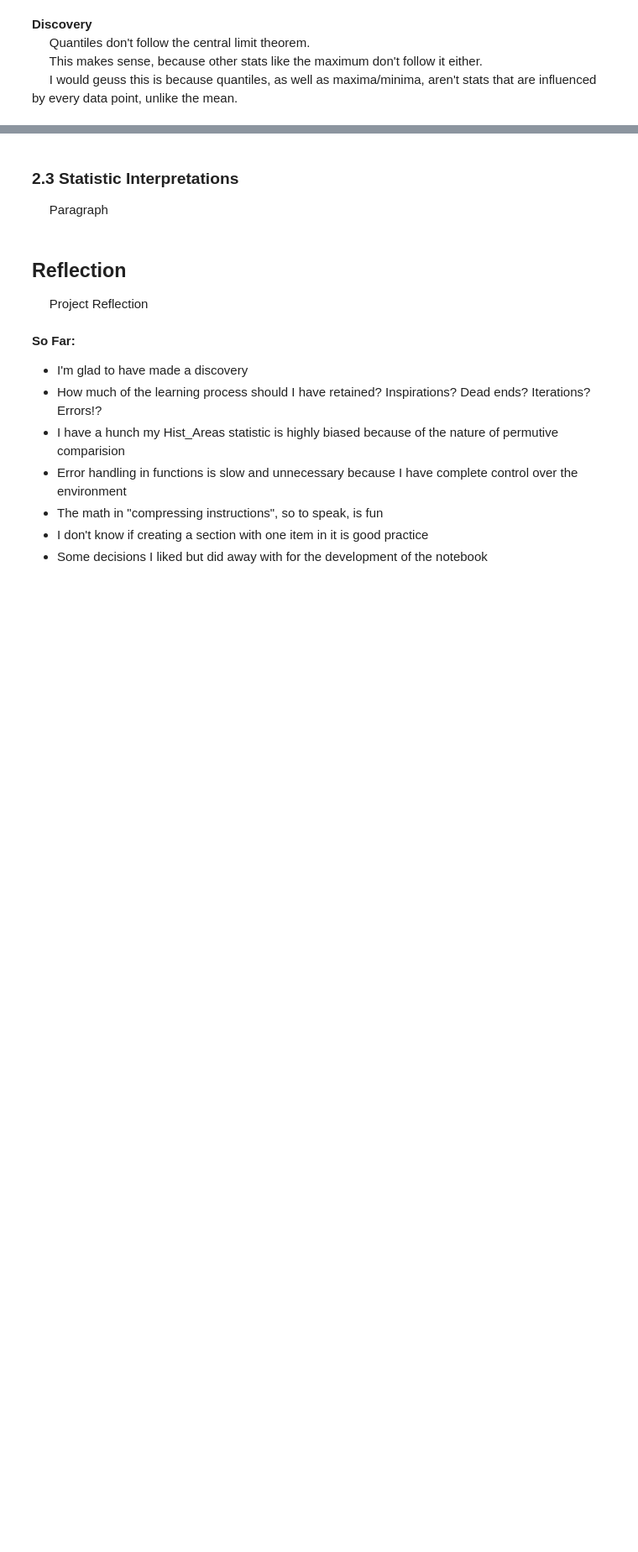
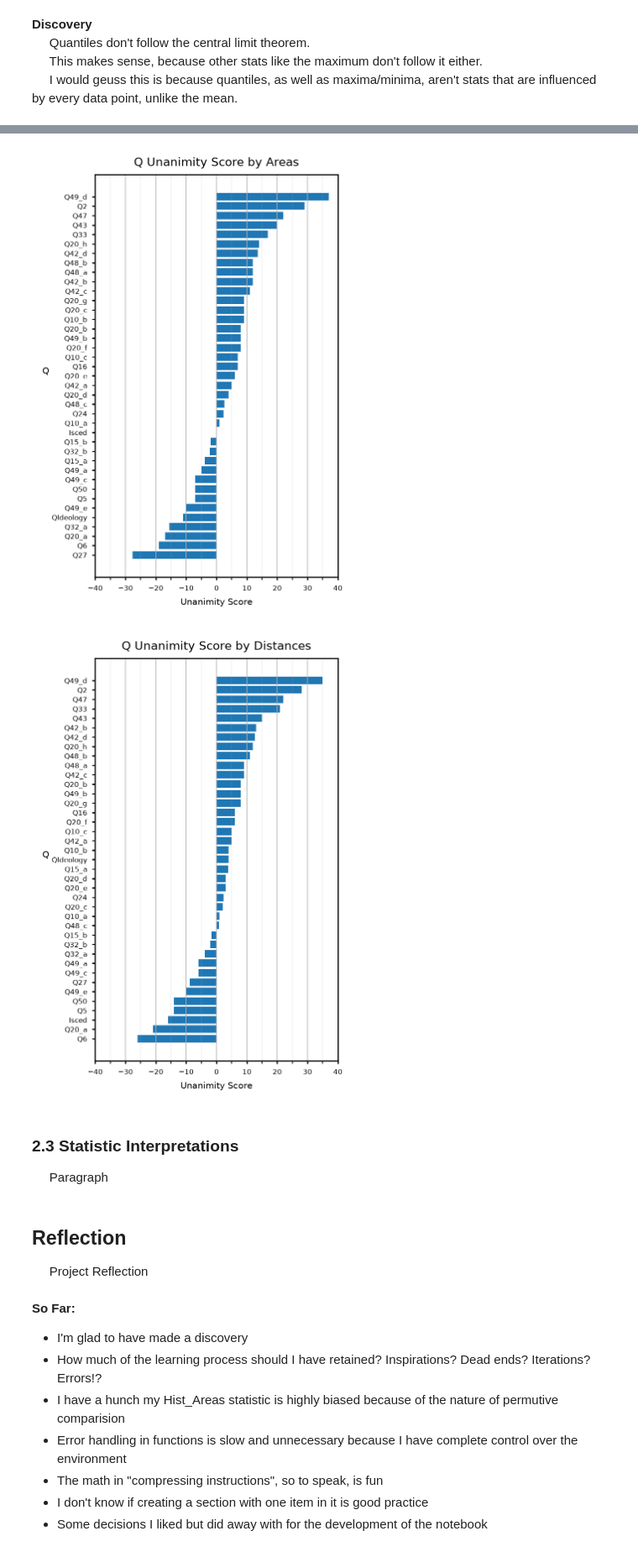
Before and after one commit to EvansOMalley/Personal-Project-Summer-2026, a Jupyter notebook: Summer-2026.ipynb, the cells around one changed output, grey strips where cells are left out. Shown at 84% size. Drawn from its saved outputs; the diff is of its cells as text; code cells hidden in the pictures; blank space fills up the shorter version.

```diff
--- a/Summer-2026.ipynb
+++ b/Summer-2026.ipynb
@@ -817,7 +831,7 @@ def Compare_Hist_Areas(col: pd.Series, ref_idx = 0):
 &nbsp;&nbsp;&nbsp;&nbsp;
 Paragraph
 # %%
-def Unanimity(col: pd.Series, bot_lim, top_lim):
+def Unanimity(col: pd.Series, bot_lim, top_lim, invert = False):
     assert bot_lim < top_lim, "bot_lim exceeds top_lim"
 
     agreeability = np.sum(col > top_lim) - np.sum(col < bot_lim)
@@ -825,4 +839,5 @@ def Unanimity(col: pd.Series, bot_lim, top_lim):
     weights = Parent_DF["Weight"].where(respondents)
     unanimity_val = agreeability * np.sum(respondents * weights) * (1/Parent_DF.shape[0])
 
+    if invert: unanimity_val *= -1
     return unanimity_val
@@ -1022,0 +1090,11 @@ pass
+# %%
+HA_Unanimity = Hist_Areas_DF.apply(Unanimity,
+                                   bot_lim = HA_unlike_lim,
+                                   top_lim = HA_alike_lim
+                           ).sort_values()
+
+HD_Unanimity = Hist_Distances_DF.apply(Unanimity,
+                                       bot_lim = HD_unlike_lim,
+                                       top_lim = HD_alike_lim,
+                                       invert = True
+                           ).sort_values()
@@ -1023,3 +1105,32 @@ pass
+# %%
+Ufig, Uax = Plt_Config(title = "Q Unanimity Score by Areas",
+                       xlab = "Unanimity Score",
+                       xmin = -30, xmax = 40)
+
+Uax.barh(HA_Unanimity.index, HA_Unanimity)
+Ufig.set_size_inches(3, 5)
+Uax.set_ylabel("Q", size = 6, rotation = 0)
+Uax.set_xticks(minor = True, ticks = np.arange(-40, 40, 5))
+Uax.grid(axis = 'x', which = "Major", linewidth = 0.5)
+Uax.grid(axis = 'x', which = "Minor", linewidth = 0.1)
+
+# Next
+
+Ufig, Uax = Plt_Config(title = "Q Unanimity Score by Distances",
+                       xlab = "Unanimity Score",
+                       xmin = -40, xmax = 40)
+
+Uax.barh(HD_Unanimity.index, HD_Unanimity)
+Ufig.set_size_inches(3, 5)
+Uax.set_ylabel("Q", size = 6, rotation = 0)
+Uax.set_xticks(minor = True, ticks = np.arange(-40, 40, 5))
+Uax.grid(axis = 'x', which = "Major", linewidth = 0.5)
+Uax.grid(axis = 'x', which = "Minor", linewidth = 0.1)
+
+pass
+# %% [output]
+[figure, added]
+[figure, added]
 # %% [markdown]
 ### 2.3 Statistic Interpretations
 &nbsp;&nbsp;&nbsp;&nbsp;
```
Also changed, not shown: parts of 24 cells of this notebook.
